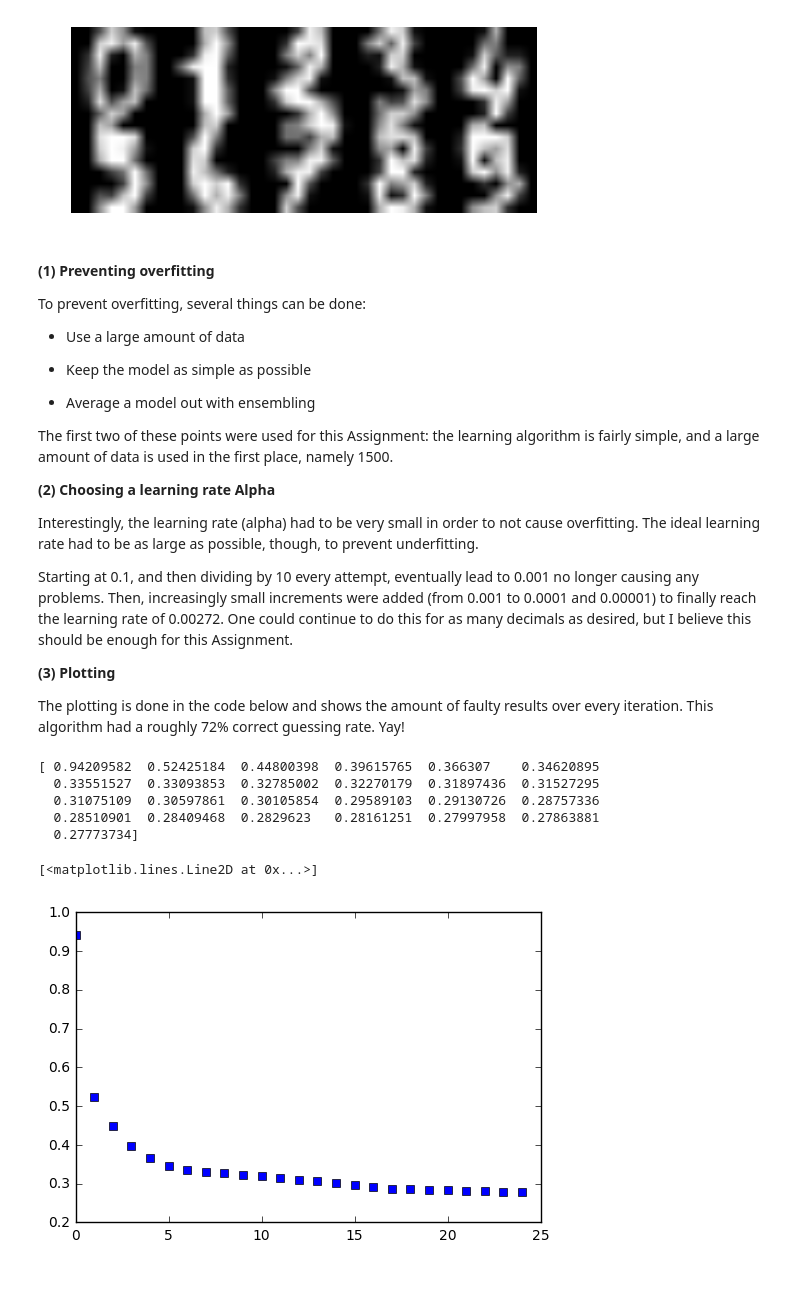
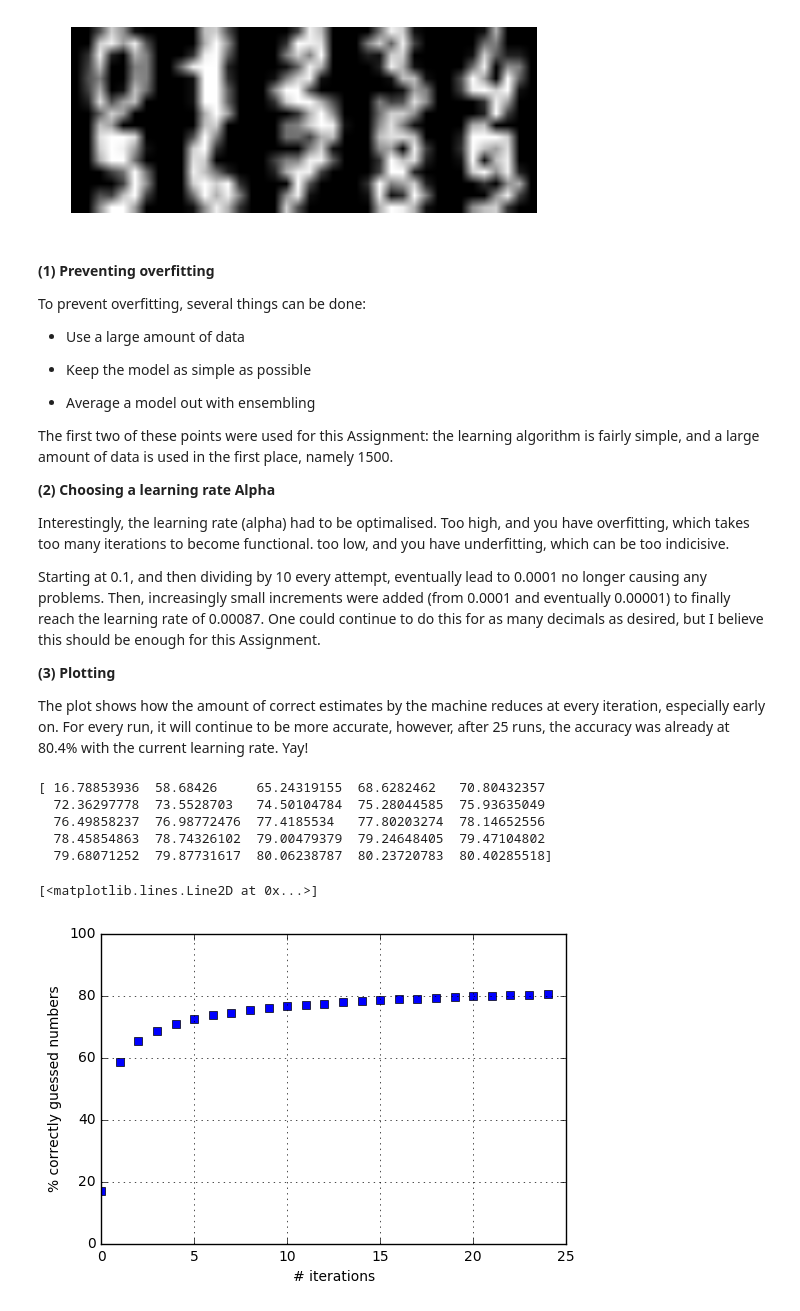
Before and after one commit to MarikWesterhof/Machine-Learning, a Jupyter notebook: Machine Learning/Graded Assignment 1.ipynb, the cells around one changed output. Cells and saved outputs as stored; diff of their text form; code cells hidden in the pictures; blank space fills up the shorter version.

```diff
--- a/Machine Learning/Graded Assignment 1.ipynb
+++ b/Machine Learning/Graded Assignment 1.ipynb
@@ -67,16 +69,16 @@ The first two of these points were used for this Assignment: the learning algori
 
 **(2) Choosing a learning rate Alpha**
 
-Interestingly, the learning rate (alpha) had to be very small in order to not cause overfitting. The ideal learning rate had to be as large as possible, though, to prevent underfitting.
+Interestingly, the learning rate (alpha) had to be optimalised. Too high, and you have overfitting, which takes too many iterations to become functional. too low, and you have underfitting, which can be too indicisive.
 
-Starting at 0.1, and then dividing by 10 every attempt, eventually lead to 0.001 no longer causing any problems. Then, increasingly small increments were added (from 0.001 to 0.0001 and 0.00001) to finally reach the learning rate of 0.00272. One could continue to do this for as many decimals as desired, but I believe this should be enough for this Assignment.
+Starting at 0.1, and then dividing by 10 every attempt, eventually lead to 0.0001 no longer causing any problems. Then, increasingly small increments were added (from 0.0001 and eventually 0.00001) to finally reach the learning rate of 0.00087. One could continue to do this for as many decimals as desired, but I believe this should be enough for this Assignment.
 
 **(3) Plotting**
 
-The plotting is done in the code below and shows the amount of faulty results over every iteration. This algorithm had a roughly 72% correct guessing rate. Yay!
+The plot shows how the amount of correct estimates by the machine reduces at every iteration, especially early on. For every run, it will continue to be more accurate, however, after 25 runs, the accuracy was already at 80.4% with the current learning rate. Yay!
 # %%
 # Variables with suitable learning rate (see end of NOTEBOOK for approach)
-alpha = 0.00272
+alpha = 0.00087
 iterations = 25
 theta = zeros((64,10))
 
@@ -90,39 +92,49 @@ target_test = digits.target[1500:]
 # Training loop
 m = x.shape[0]
 cost = zeros(iterations)
 
 #Stop condition: the amount of iterations
 for i in range(iterations):
     # Start with a temp cost of 0
     temp_cost = 0
     for j in range(m):
         # Referring to hypothesis function
         xj = reshape(x[j,:],(1,len(x[j,:])))
         x_predict = prediction_function(xj.T, theta)
 
         # Initiating y; Andrew Ng's example code
         y = zeros(10)
         y[target[j]] = 1
 
         # Referring to cost function
         temp_cost += cost_function(x_predict, y)
 
         # Referring to gradient descent function
         gradient = compute_gradient(x_predict.T, reshape(y, (1, 10)), xj)
         # Updating theta
         theta = theta - alpha * gradient
 
     # Update temp cost
     cost[i] = temp_cost
 
-#Print and plot the progress of the cost
-print(cost)
-plot(list(range(iterations)), cost, 'bs')
+# Print the percentages of correctness for every iteration
+print(100*(1-cost))
+
+# Make a nice looking graph to visualize it all
+# Graph axis boundaries and names, plus adding a grid
+axes = gca()
+axes.set_xlim([0,iterations])
+axes.set_ylim([0,100])
+ylabel('% correctly guessed numbers')
+xlabel('# iterations')
+grid(True)
+# Plotting the graph
+plot(list(range(iterations)), (100*(1-cost)), 'bs')
 # %% [output]
-[ 0.94209582  0.52425184  0.44800398  0.39615765  0.366307    0.34620895
-  0.33551527  0.33093853  0.32785002  0.32270179  0.31897436  0.31527295
-  0.31075109  0.30597861  0.30105854  0.29589103  0.29130726  0.28757336
-  0.28510901  0.28409468  0.2829623   0.28161251  0.27997958  0.27863881
-  0.27773734]
+[ 16.78853936  58.68426     65.24319155  68.6282462   70.80432357
+  72.36297778  73.5528703   74.50104784  75.28044585  75.93635049
+  76.49858237  76.98772476  77.4185534   77.80203274  78.14652556
+  78.45854863  78.74326102  79.00479379  79.24648405  79.47104802
+  79.68071252  79.87731617  80.06238787  80.23720783  80.40285518]
 [<matplotlib.lines.Line2D at 0x...>]
-[figure, old version]
+[figure, new version]
```
Also changed, not shown: parts of 3 cells of this notebook.
